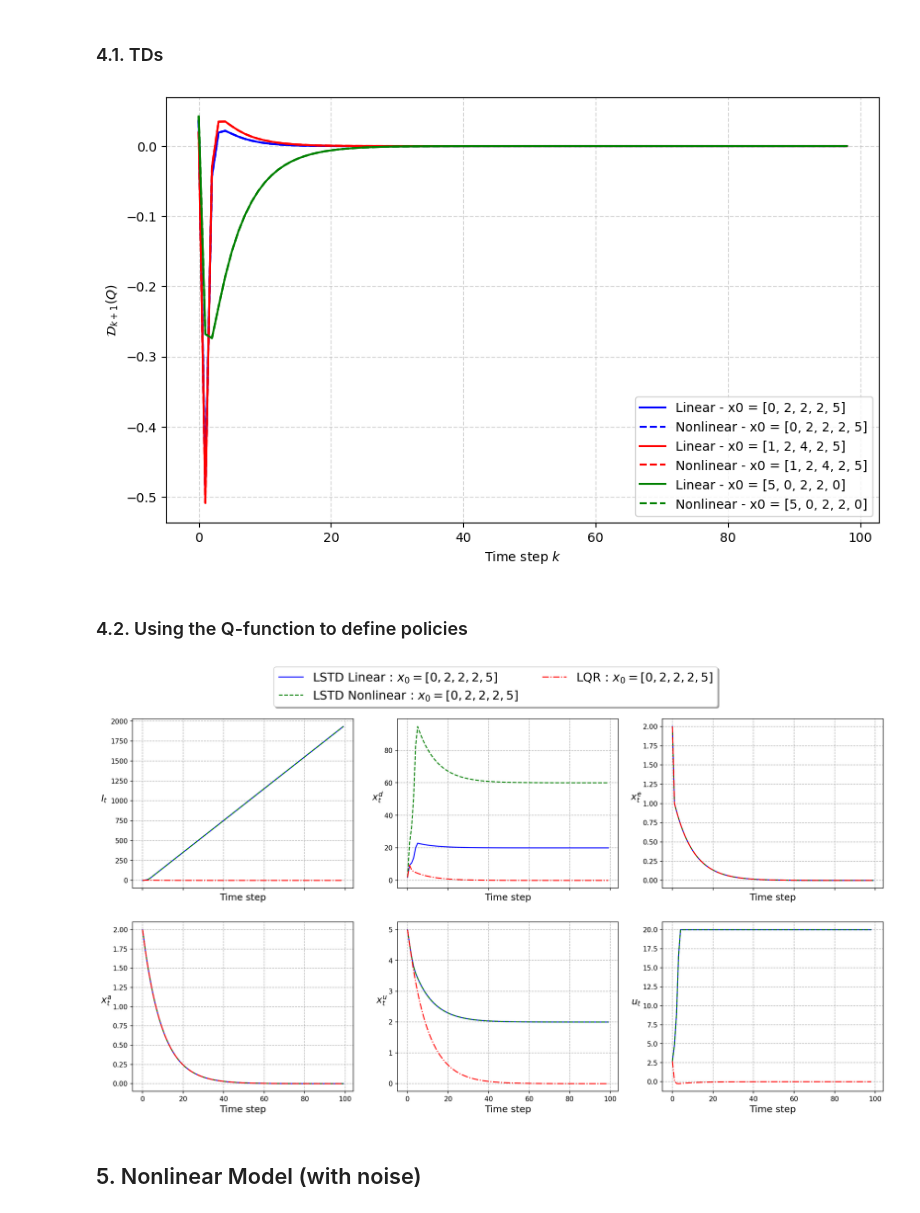
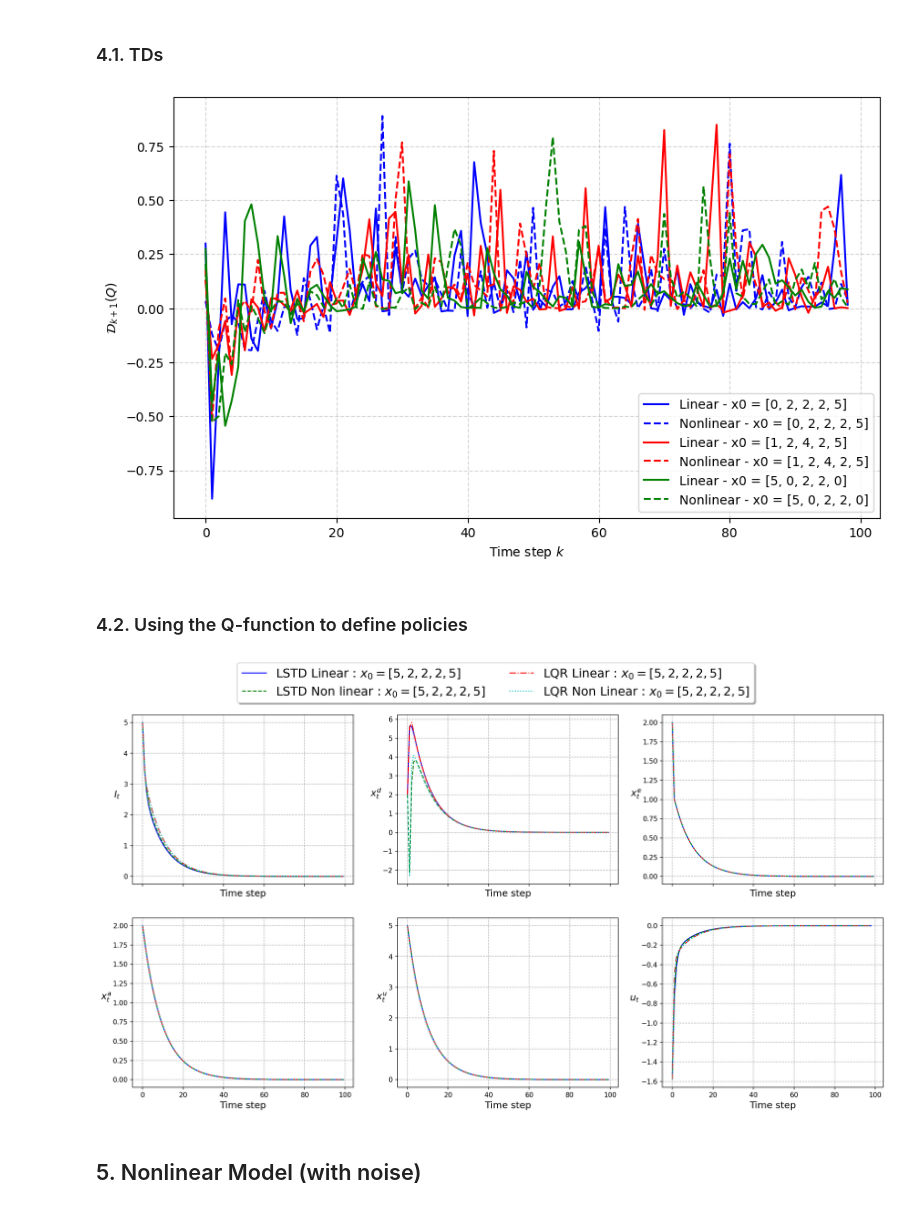
Before and after one commit to TheoHanon/Stochastic-Optimal-Control, a Jupyter notebook: Part III/partIII.ipynb, the cells around one changed output. Drawn from its saved outputs; the diff is of its cells as text; code cells hidden in the pictures.

```diff
--- a/Part III/partIII.ipynb
+++ b/Part III/partIII.ipynb
@@ -168,17 +158,16 @@ n_step = 100
 
 x0 = [0, 2, 2, 2, 5]
 
-psi = generate_psi_quadratic_without_linear
-
-d = 21
+psi = psi_Q
+d = 10
 
 phi = LQR_policy # policy used in the TD
 
-data_linear = simulate_linear_model(x0, LQR_policy, n_step, with_noise=False)
+data_linear = simulate_linear_model(x0, phi_e, n_step, with_noise=False)
 
 val_W = np.array([100, 1000, 10000])
 temporal_differences = np.zeros((len(val_W), n_step-1))
-theta_lstd_lin_arr = np.zeros((len(val_W), 21))
+theta_lstd_lin_arr = np.zeros((len(val_W), d))
 
 for i in range(len(val_W)):
 
@@ -210,7 +199,7 @@ temporal_differences = np.zeros((len(x0_arr), n_step-1))
 
 for i, x0 in enumerate(x0_arr):
 
-    data_linear = simulate_linear_model(x0, LQR_policy, n_step, with_noise=False)
+    data_linear = simulate_linear_model(x0, phi_e, n_step, with_noise=False)
     theta_lstd_lin = perform_lstd(phi, cost, psi, W, data_linear, d)
     temporal_differences[i] = compute_TD(data_linear, Q_lstd, phi, cost, psi, theta_lstd_lin)
 
@@ -235,7 +224,7 @@ temporal_differences = []
 
 for i, n_step in enumerate(n_steps_arr):
 
-    data_linear = simulate_linear_model(x0, LQR_policy, n_step, with_noise=False)
+    data_linear = simulate_linear_model(x0, phi_e, n_step, with_noise=False)
     theta_lstd_lin = perform_lstd(phi, cost, psi, W, data_linear, d)
     td = np.zeros(n_step-1)
 
@@ -264,8 +253,8 @@ plt.show()
 # %%
 n_step = 100
 x0_conditions = [[0, 2, 2, 2, 5], [1, 2, 4, 2, 5], [5, 0, 2, 2, 0]]
-psi = generate_psi_quadratic_without_linear
-d = 21
+psi = psi_Q
+d = 10
 phi = LQR_policy
 W = 1 * np.eye(d)
 
@@ -273,69 +262,69 @@ temporal_differences_lin = np.zeros((3, n_step - 1))
 temporal_differences_nl = np.zeros((3, n_step - 1))
 
 for i, x0 in enumerate(x0_conditions):
     # Simulate linear and nonlinear models for each initial condition
-    data_nonlinear = simulate_nl_model(x0, LQR_policy, n_step, with_noise=False)
-    data_linear = simulate_linear_model(x0, LQR_policy, n_step, with_noise=False)
+    data_nonlinear = simulate_nl_model(x0, phi_e, n_step, with_noise=False)
+    data_linear = simulate_linear_model(x0, phi_e, n_step, with_noise=False)
 
     # Perform LSTD for both models
     theta_lstd_lin = perform_lstd(phi, cost, psi, W, data_linear, d)
     theta_lstd_nl = perform_lstd(phi, cost, psi, W, data_nonlinear, d)
 
     # Calculate temporal differences for linear and nonlinear models
 
     temporal_differences_lin[i] = compute_TD(data_linear, Q_lstd, phi, cost, psi, theta_lstd_lin)
     temporal_differences_nl[i] = compute_TD(data_nonlinear, Q_lstd, phi, cost, psi, theta_lstd_nl)
 
 
 plt.figure(figsize=(10, 6))
 
 colors = ['b', 'r','g']
 
 for i in range(len(x0_conditions)):
     plt.plot(temporal_differences_lin[i,:], label='Linear - x0 = ' + str(x0_conditions[i]), color=colors[i], linestyle='-')
     plt.plot(temporal_differences_nl[i,:], label='Nonlinear - x0 = ' + str(x0_conditions[i]), color=colors[i], linestyle='--')
 
 plt.xlabel('Time step $k$')
 plt.ylabel('$\\mathcal{D}_{k+1}(Q)$')
 #plt.title('Temporal differences for linear and nonlinear models')
 plt.legend()
 plt.grid(linestyle='--', alpha=0.5)
-# plt.savefig('temp_diff_linear_vs_nonlinear.pdf',dpi=300)
+plt.savefig('figures/temp_diff_linear_vs_nonlinear.pdf',dpi=300)
 plt.show()
 # %% [output]
-[figure, old version]
+[figure, new version]
 # %% [markdown]
 ### 4.2. Using the Q-function to define policies
 # %%
 n_step = 100
 phi = LQR_policy
-psi = generate_psi_quadratic_without_linear
+psi = psi_Q
 
-d = 21
+d = 10
 W = 1 * np.eye(d)
 x0 = [5, 2, 2, 2, 5]
 
-data_nl = simulate_nl_model(x0, LQR_policy, n_step, with_noise=False)
-data_linear = simulate_linear_model(x0, LQR_policy, n_step, with_noise=False)
+data_nl = simulate_nl_model(x0, phi_e, n_step, with_noise=False)
+data_linear = simulate_linear_model(x0, phi_e, n_step, with_noise=False)
 
 theta_lstd_nl = perform_lstd(phi, cost, psi, W, data_nl, d=d)
 theta_lstd_lin = perform_lstd(phi, cost, psi, W, data_linear, d=d)
 
 def policy_lstd_lin(x: np.ndarray) -> np.ndarray:
-    res = minimize(lambda u: Q_lstd(x, u, theta_lstd_lin, generate_psi_quadratic_without_linear), 1, bounds=[(-20, 20)])
-    return res.x # return the best action
+    return policy_Q(x, theta_lstd_lin)
 
 def policy_lstd_nl(x: np.ndarray) -> np.ndarray:
-    res = minimize(lambda u: Q_lstd(x, u, theta_lstd_nl, psi), 1, bounds=[(-20, 20)])
-    return res.x # return the best action
+    return policy_Q(x, theta_lstd_nl)
+
 
 x_lstd_lin, u_lstd_lin = simulate_linear_model(x0, policy_lstd_lin, n_step, with_noise=False)
 x_lstd_nl, u_lstd_nl = simulate_nl_model(x0, policy_lstd_nl, n_step, with_noise=False)
-x_lqr, u_lqr = data_linear
+x_lqr, u_lqr = simulate_linear_model(x0, LQR_policy, n_step, with_noise=False)
+x_lqr_nonlin, u_lqr_nonlin = simulate_nl_model(x0, LQR_policy, n_step, with_noise=False)
 
-show_trajectories([[x_lstd_lin], [x_lstd_nl], [x_lqr]], [[u_lstd_lin], [u_lstd_nl], [u_lqr]], [x0, x0,x0], ['LSTD Linear',"LSTD Nonlinear", 'LQR'])
+show_trajectories([[x_lstd_lin], [x_lstd_nl], [x_lqr], [x_lqr_nonlin]], [[u_lstd_lin], [u_lstd_nl], [u_lqr], [u_lqr_nonlin]], [x0, x0,x0, x0], ['LSTD Linear',"LSTD Non linear", 'LQR Linear', "LQR Non Linear"], save = "traj_lstd_lin_nonlin.pdf")
 # %% [output]
-[figure, old version]
+[figure, new version]
 # %% [markdown]
 ## 5. Nonlinear Model (with noise)
 # %% [markdown]
```
Also changed, not shown: parts of 23 cells of this notebook, 2 other files.
